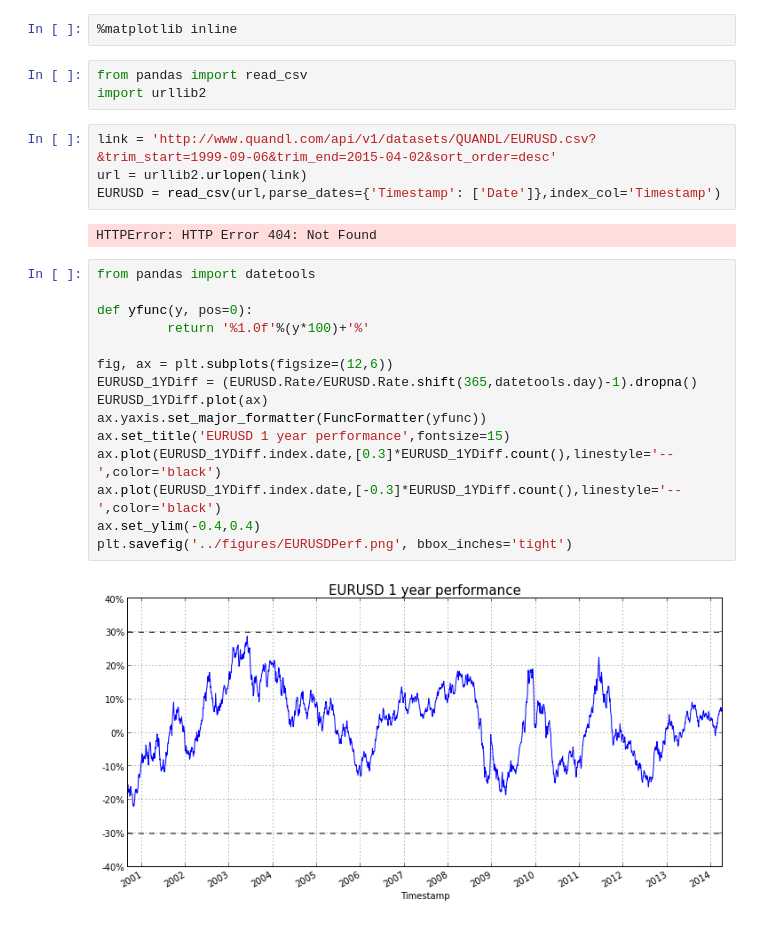
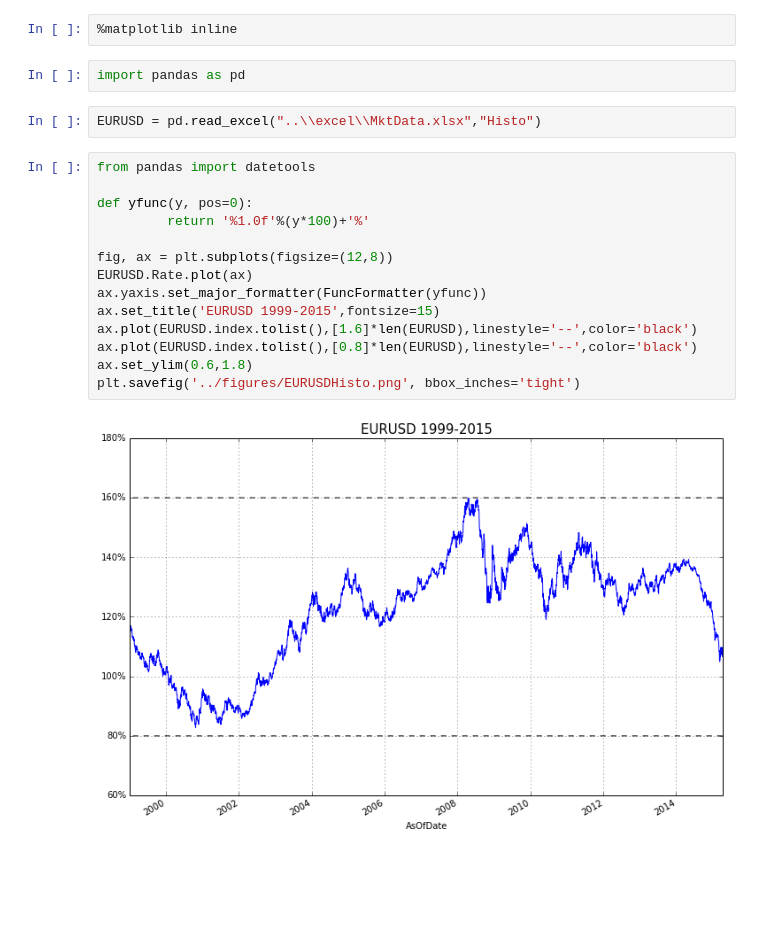
Before and after one commit to rguillemot/Formation_Finance, a Jupyter notebook: Forex_Credit_Equity/notebook/EURUSD.ipynb, the cells around one changed output. Saved outputs shown, nothing was run; the diff lists cells and outputs as text; blank space fills up the shorter version.

Commit message:
FX mkt data

```diff
--- a/Forex_Credit_Equity/notebook/EURUSD.ipynb
+++ b/Forex_Credit_Equity/notebook/EURUSD.ipynb
@@ -1,28 +1,22 @@
 # %%
 %matplotlib inline
-# %%
-from pandas import read_csv
-import urllib2
-# %%
-link = 'http://www.quandl.com/api/v1/datasets/QUANDL/EURUSD.csv?&trim_start=1999-09-06&trim_end=2015-04-02&sort_order=desc'
-url = urllib2.urlopen(link)
-EURUSD = read_csv(url,parse_dates={'Timestamp': ['Date']},index_col='Timestamp')
-# %% [output]
-HTTPError: HTTP Error 404: Not Found
+# %%
+import pandas as pd
+# %%
+EURUSD = pd.read_excel("..\\excel\\MktData.xlsx","Histo")
 # %%
 from pandas import datetools
 
 def yfunc(y, pos=0):
          return '%1.0f'%(y*100)+'%'
 
-fig, ax = plt.subplots(figsize=(12,6))
-EURUSD_1YDiff = (EURUSD.Rate/EURUSD.Rate.shift(365,datetools.day)-1).dropna()
-EURUSD_1YDiff.plot(ax)
+fig, ax = plt.subplots(figsize=(12,8))
+EURUSD.Rate.plot(ax)
 ax.yaxis.set_major_formatter(FuncFormatter(yfunc))
-ax.set_title('EURUSD 1 year performance',fontsize=15)
-ax.plot(EURUSD_1YDiff.index.date,[0.3]*EURUSD_1YDiff.count(),linestyle='--',color='black')
-ax.plot(EURUSD_1YDiff.index.date,[-0.3]*EURUSD_1YDiff.count(),linestyle='--',color='black')
-ax.set_ylim(-0.4,0.4)
-plt.savefig('../figures/EURUSDPerf.png', bbox_inches='tight')
+ax.set_title('EURUSD 1999-2015',fontsize=15)
+ax.plot(EURUSD.index.tolist(),[1.6]*len(EURUSD),linestyle='--',color='black')
+ax.plot(EURUSD.index.tolist(),[0.8]*len(EURUSD),linestyle='--',color='black')
+ax.set_ylim(0.6,1.8)
+plt.savefig('../figures/EURUSDHisto.png', bbox_inches='tight')
 # %% [output]
-[figure, old version]
+[figure, new version]
```
Also changed, not shown: 5 other files.
